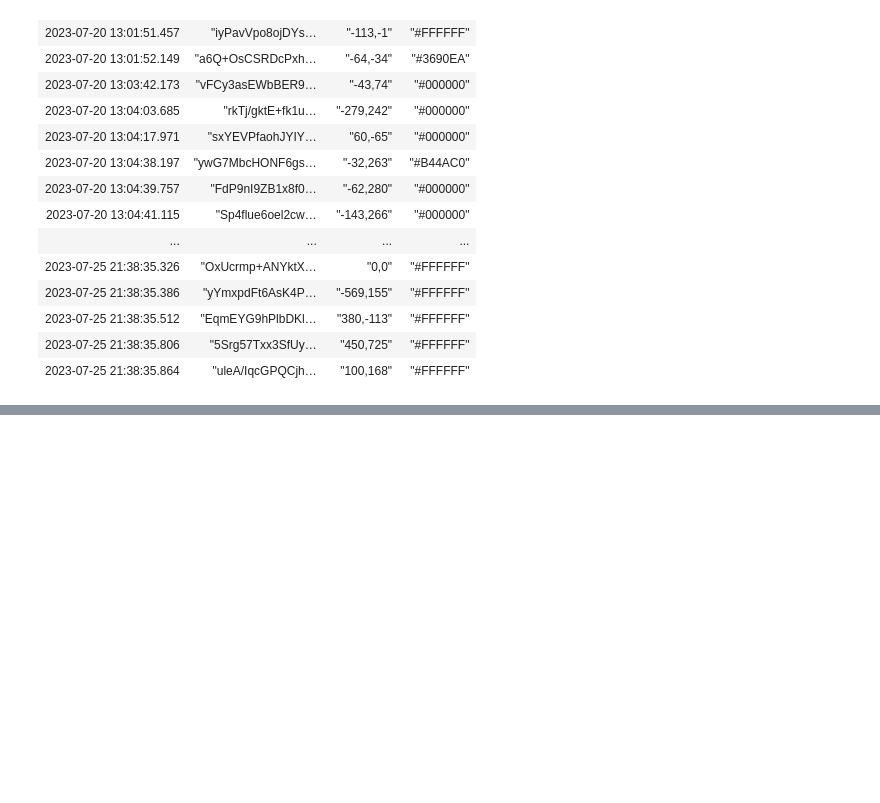
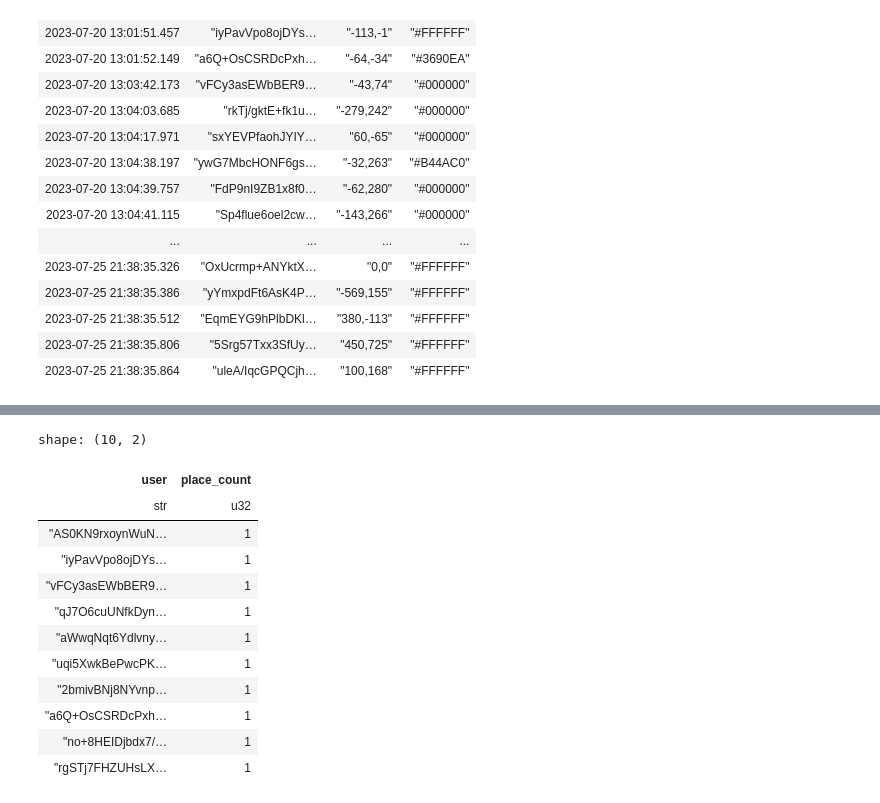
Before and after one commit to bnkessler/CloudComputing, a Jupyter notebook: PlaceParquet.ipynb, the cells around one changed output, grey strips where cells are left out. Drawn from its saved outputs; the diff is of its cells as text; code cells hidden in the pictures; blank space fills up the shorter version.

```diff
--- a/PlaceParquet.ipynb
+++ b/PlaceParquet.ipynb
@@ -148 +168,17 @@ shape: (78_350_994, 4)
+# %%
+df.head(10).group_by("user").agg(place_count = pl.col("coordinate").len()).collect(streaming=True)
+# %% [output]
+shape: (10, 2)
+| user | place_count |
+| str | u32 |
+| "AS0KN9rxoynWuN… | 1 |
+| "iyPavVpo8ojDYs… | 1 |
+| "vFCy3asEWbBER9… | 1 |
+| "qJ7O6cuUNfkDyn… | 1 |
+| "aWwqNqt6Ydlvny… | 1 |
+| "uqi5XwkBePwcPK… | 1 |
+| "2bmivBNj8NYvnp… | 1 |
+| "a6Q+OsCSRDcPxh… | 1 |
+| "no+8HEIDjbdx7/… | 1 |
+| "rgSTj7FHZUHsLX… | 1 |
 # %%
```
Also changed, not shown: parts of 6 cells of this notebook.
